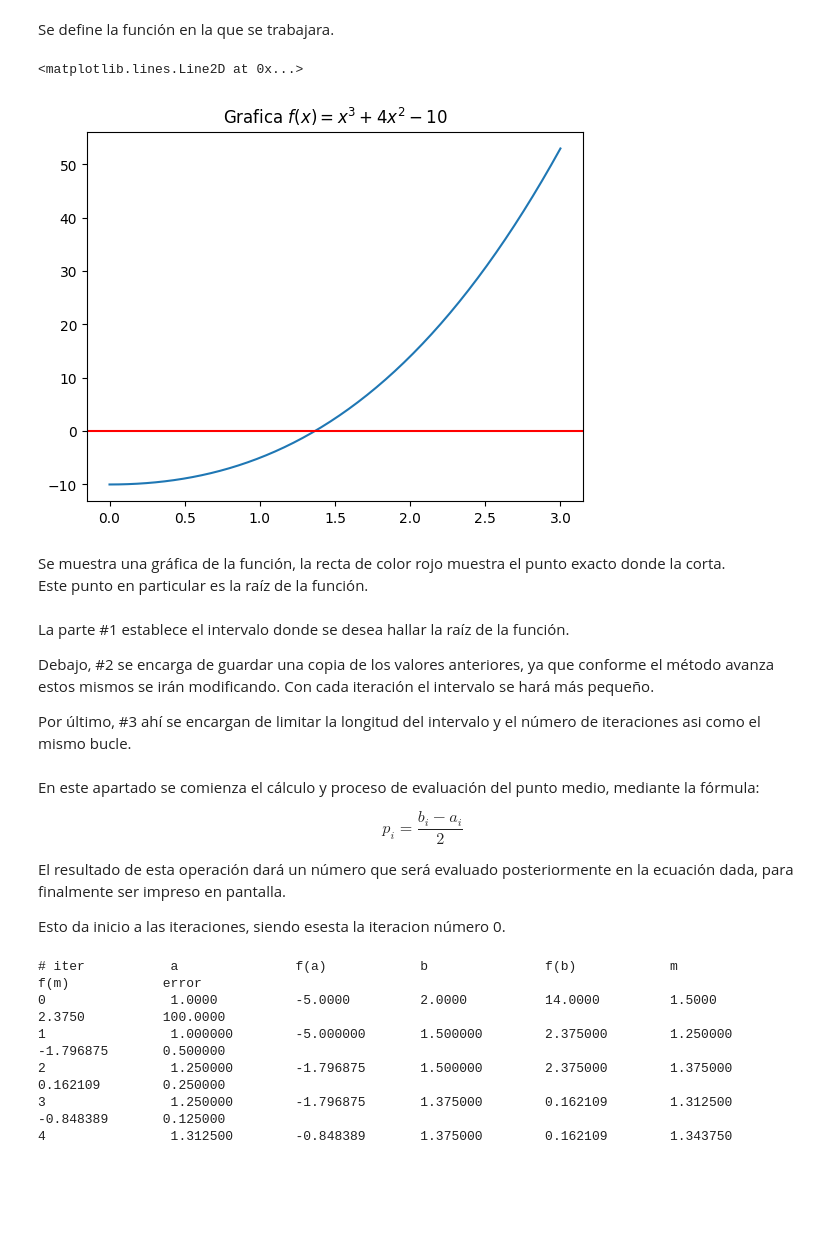
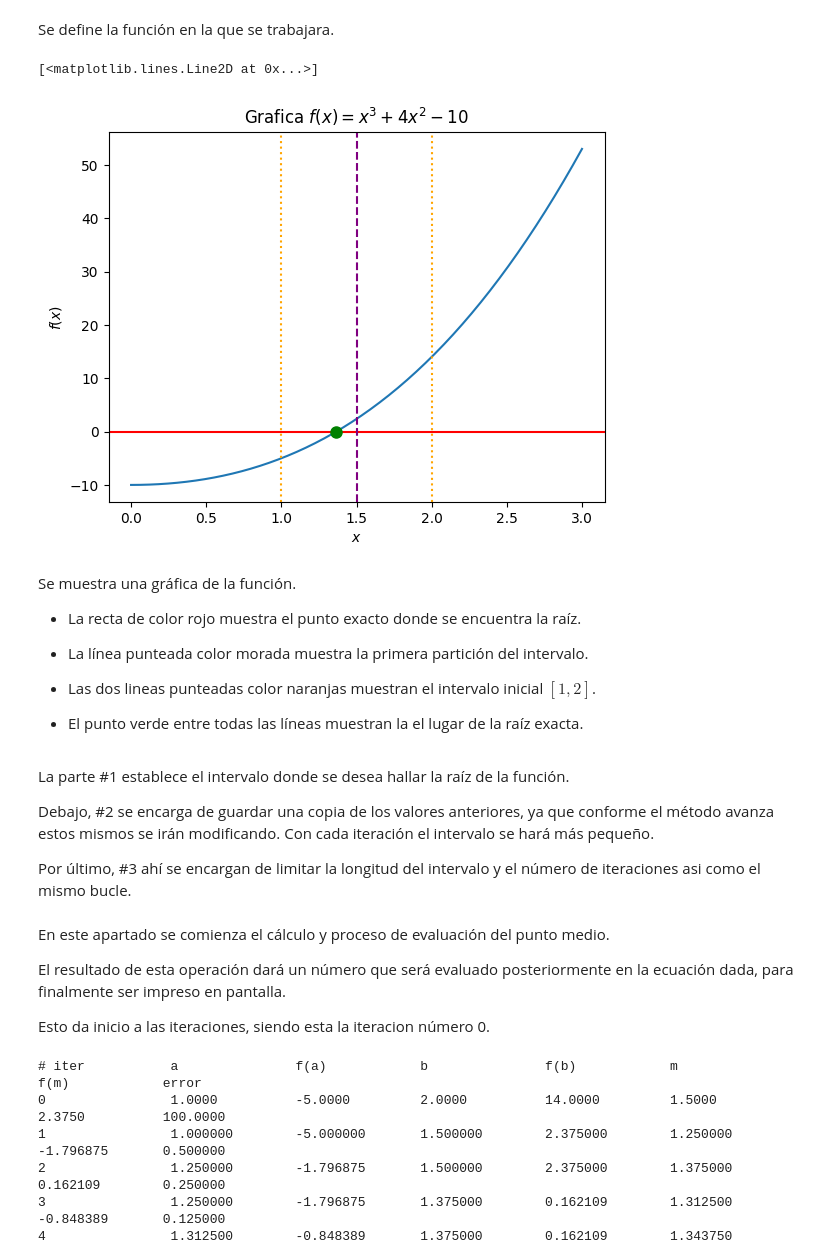
Before and after one commit to Ali010304/metodos-numericos-1, a Jupyter notebook: Métodode biseccion.ipynb, the cells around one changed output. Cells and saved outputs as stored; diff of their text form; code cells hidden in the pictures; blank space fills up the shorter version.

```diff
--- a/Métodode biseccion.ipynb
+++ b/Métodode biseccion.ipynb
@@ -27,14 +44,26 @@ en la que se trabajara.
 # %%
 x=np.linspace(0,3,50)
 plt.plot(x,f(x))
 plt.title("Grafica $f(x)=x^3+4x^2-10$")
 plt.axhline (y=0, color='red')
+plt.axvline(x=a, color="orange", linestyle=":", label="Intervalo $[a, b] = [1, 2]$")
+plt.axvline(x=b, color="orange", linestyle=":")
+plt.axvline(x=p1, color="purple", linestyle="--", label="Punto medio $p_1 = 1.5$")
+plt.xlabel("$x$")
+plt.ylabel("$f(x)$")
+plt.plot(raiz_aprox, 0, "go", markersize=8, label="Raíz $r \\approx 1.365$")
 # %% [output]
-<matplotlib.lines.Line2D at 0x...>
+[<matplotlib.lines.Line2D at 0x...>]
-[figure, old version]
+[figure, new version]
 # %% [markdown]
-Se muestra una gráfica de la función, la recta de color rojo muestra el punto exacto donde la corta.
-Este punto en particular es la raíz de la función.
+Se muestra una gráfica de la función.
+- La recta de color rojo muestra el punto exacto donde se encuentra la raíz.
+
+- La línea punteada color morada muestra la primera partición del intervalo.
+
+- Las dos lineas punteadas color naranjas muestran el intervalo inicial $[1,2]$.
+
+- El punto verde entre todas las líneas muestran la el lugar de la raíz exacta.
 # %%
 #1
 a=1.0
@@ -68,13 +97,11 @@ fm = f(m)
 print("# iter\t\t a \t\t f(a) \t\t b \t\t f(b) \t\t m \t\t f(m) \t\t error")
 print("{0} \t\t {1:6.4f} \t {2:6.4f} \t {3:6.4f} \t {4:6.4f} \t {5:6.4f} \t {6:6.4f} \t {7:6.4f}".format(niter, a0, fa, b0, fb, m, fm, error ))
 # %% [markdown]
-En este apartado se comienza el cálculo y proceso de evaluación del punto medio, mediante la fórmula:
-
-$$p_i= \frac{b_i - a_i}{2}$$
+En este apartado se comienza el cálculo y proceso de evaluación del punto medio.
 
 El resultado de esta operación dará un número que será evaluado posteriormente en la ecuación dada, para finalmente ser impreso en pantalla.
 
-Esto da inicio a las iteraciones, siendo esesta la iteracion número 0.
+Esto da inicio a las iteraciones, siendo esta la iteracion número 0.
 # %%
 
 # ciclo iterativo
```
Also changed, not shown: parts of 5 cells of this notebook.
